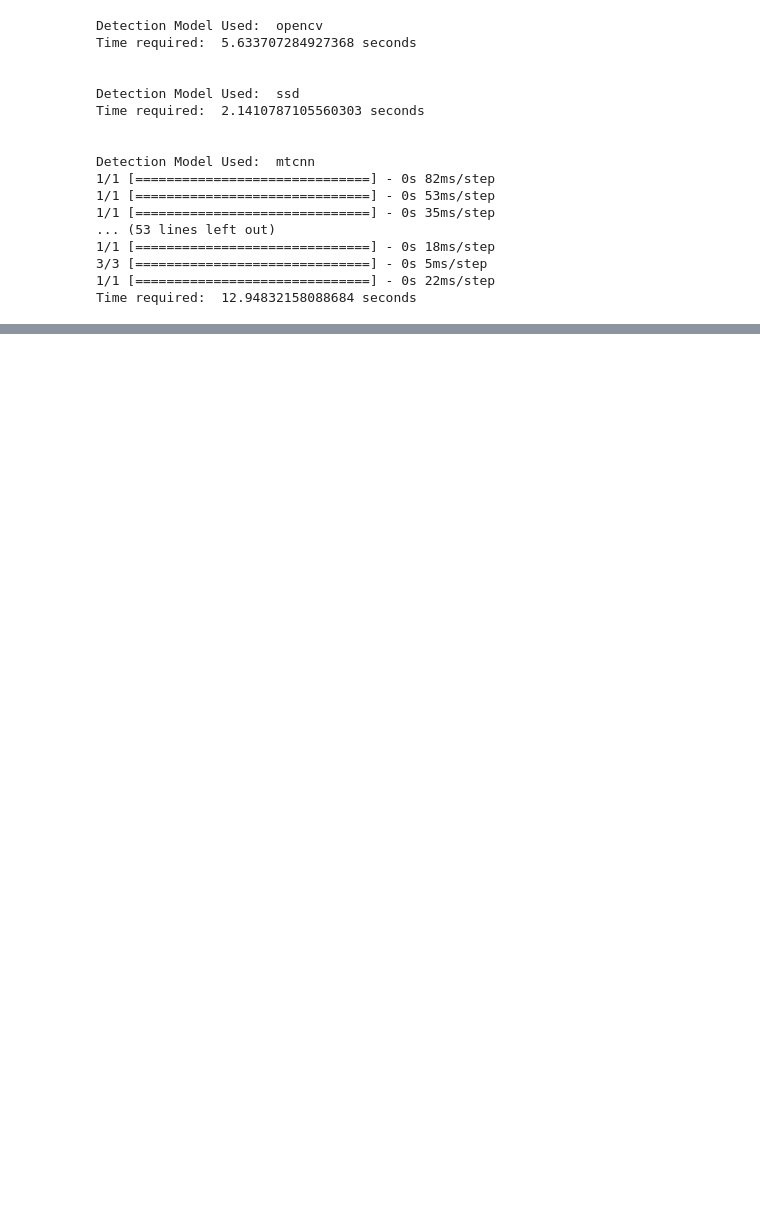
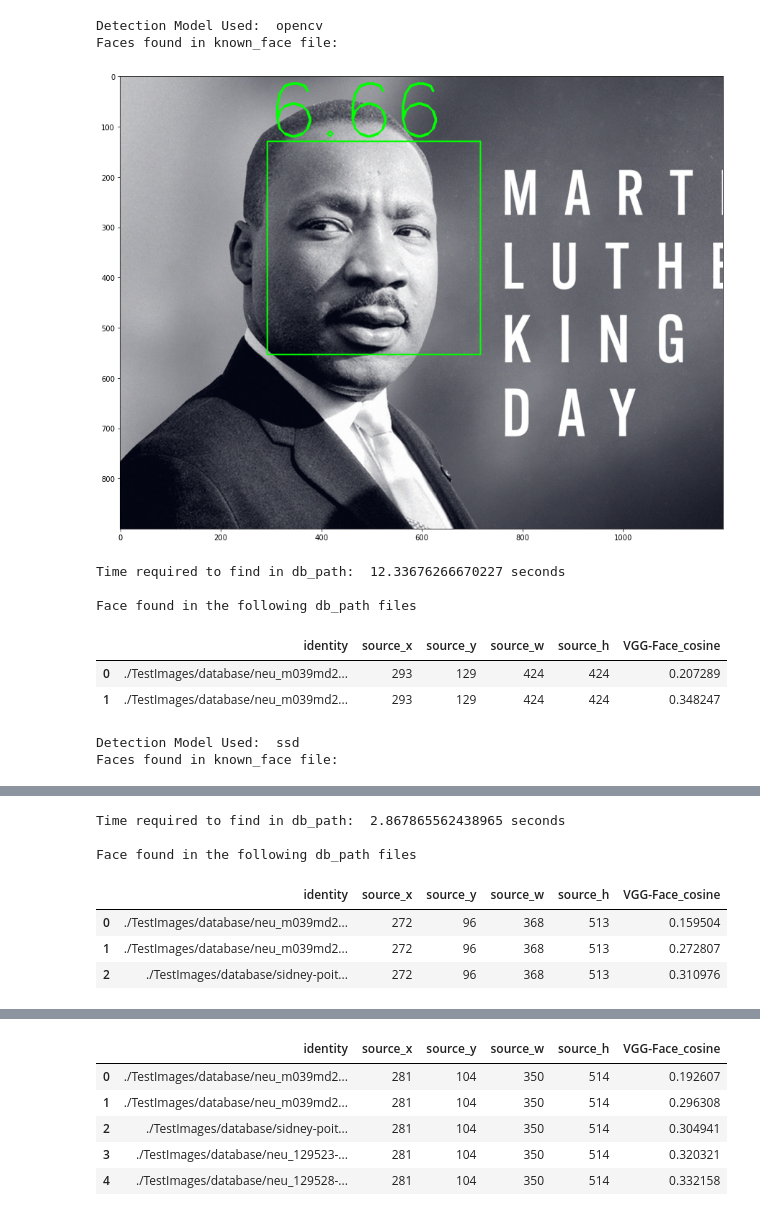
Before and after one commit to dominicdill/DS5110-ImageTagging, a Jupyter notebook: src/deepface/DemoNotebooks/FindFaces.ipynb, the cells around one changed output, grey strips where cells are left out. Cells and saved outputs as stored; diff of their text form; code cells hidden in the pictures; blank space fills up the shorter version.

Commit message:
updated FindFaces notebook

```diff
--- a/src/deepface/DemoNotebooks/FindFaces.ipynb
+++ b/src/deepface/DemoNotebooks/FindFaces.ipynb
@@ -1,40 +1,62 @@
 # %%
 from deepface import DeepFace
 import os
 import time
+import cv2
+import matplotlib.pyplot as plt
 
 db_path = './TestImages/database'
 known_face = './TestImages/googleMLKimage.jpg'
 
 dfs = {}
 detectors = ['opencv','ssd','mtcnn']
 
+image = cv2.imread(known_face)
+
 for detector in detectors:
     #pkl file holds vector representation of faces in db_path images
     #those representations need to be updated each time the faces are updates
     #using a different detection algorithm means the faces will be different
     #so we want to delete the pkl file each time and create a new one
     os.remove('./TestImages/database/representations_vgg_face.pkl')
+
+    #show faces in known face_file with given detector
     print('\nDetection Model Used: ',detector)
+    print('Faces found in known_face file:')
+
+    img = DeepFace.extract_faces(img_path=image,detector_backend = detector,enforce_detection=False)
+    #img is a list of dictionaries, each item corresponds to a detected face
+    #copy image so we can draw boxes on it
+    imgwithbox=image.copy()
+    #loop through the detected faces
+    for i in img:
+        f_a = i['facial_area']
+        #draw a box, use the bottom left x,y and top right x,y coordinates, tuple for color, and last parameter is box line thickness
+        imgwithbox=cv2.rectangle(imgwithbox,(f_a['x'],f_a['y']),(f_a['x']+f_a['w'],f_a['y']+f_a['h']),(0,255,0),2)
+        #add confidence score text to box
+        cv2.putText(imgwithbox, str(round(i['confidence'],2)), (f_a['x'], f_a['y']-10), cv2.FONT_HERSHEY_SIMPLEX, 5, (0,255,0), 4)
+
+    #show the image with the detected faces
+    plt.figure(figsize=(15,15))
+    plt.imshow(imgwithbox[:,:,::-1])
+    plt.show()
+
     tic=time.time()
-    dfs[detector] = DeepFace.find(known_face,db_path,enforce_detection=False,detector_backend=detector,silent=True)
+    dfs[detector] = DeepFace.find(image,db_path,enforce_detection=False,detector_backend=detector,silent=True)
     toc=time.time()
-    print('Time required: ',toc-tic,'seconds\n')
+    print('Time required to find in db_path: ',toc-tic,'seconds\n')
+    print('Face found in the following db_path files')
+    display(dfs[detector][0])
+    print('\n')
 # %% [output]
 Detection Model Used:  opencv
-Time required:  5.633707284927368 seconds
-
-
-Detection Model Used:  ssd
-Time required:  2.1410787105560303 seconds
-
-
-Detection Model Used:  mtcnn
-1/1 [==============================] - 0s 82ms/step
-1/1 [==============================] - 0s 53ms/step
-1/1 [==============================] - 0s 35ms/step
-... (53 lines left out)
-1/1 [==============================] - 0s 18ms/step
-3/3 [==============================] - 0s 5ms/step
-1/1 [==============================] - 0s 22ms/step
-Time required:  12.94832158088684 seconds
+Faces found in known_face file:
+[figure, added]
+Time required to find in db_path:  12.33676266670227 seconds
+
+Face found in the following db_path files
+|  | identity | source_x | source_y | source_w | source_h | VGG-Face_cosine |
+| 0 | ./TestImages/database/neu_m039md2... | 293 | 129 | 424 | 424 | 0.207289 |
+| 1 | ./TestImages/database/neu_m039md2... | 293 | 129 | 424 | 424 | 0.348247 |
+Detection Model Used:  ssd
+Faces found in known_face file:
@@ -40,0 +64,7 @@ Time required:  12.94832158088684 seconds
+Time required to find in db_path:  2.867865562438965 seconds
+
+Face found in the following db_path files
+|  | identity | source_x | source_y | source_w | source_h | VGG-Face_cosine |
+| 0 | ./TestImages/database/neu_m039md2... | 272 | 96 | 368 | 513 | 0.159504 |
+| 1 | ./TestImages/database/neu_m039md2... | 272 | 96 | 368 | 513 | 0.272807 |
+| 2 | ./TestImages/database/sidney-poit... | 272 | 96 | 368 | 513 | 0.310976 |
@@ -40,0 +105,6 @@ Time required:  12.94832158088684 seconds
+|  | identity | source_x | source_y | source_w | source_h | VGG-Face_cosine |
+| 0 | ./TestImages/database/neu_m039md2... | 281 | 104 | 350 | 514 | 0.192607 |
+| 1 | ./TestImages/database/neu_m039md2... | 281 | 104 | 350 | 514 | 0.296308 |
+| 2 | ./TestImages/database/sidney-poit... | 281 | 104 | 350 | 514 | 0.304941 |
+| 3 | ./TestImages/database/neu_129523-... | 281 | 104 | 350 | 514 | 0.320321 |
+| 4 | ./TestImages/database/neu_129528-... | 281 | 104 | 350 | 514 | 0.332158 |
```
Also changed, not shown: parts of 2 cells of this notebook, 1 other file.
